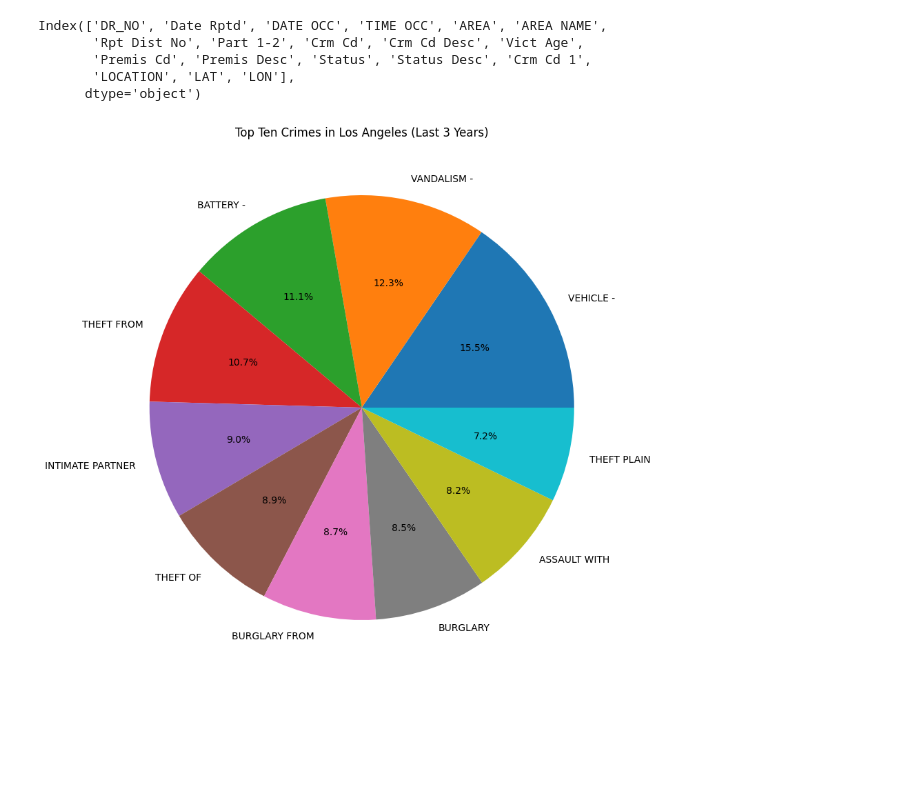
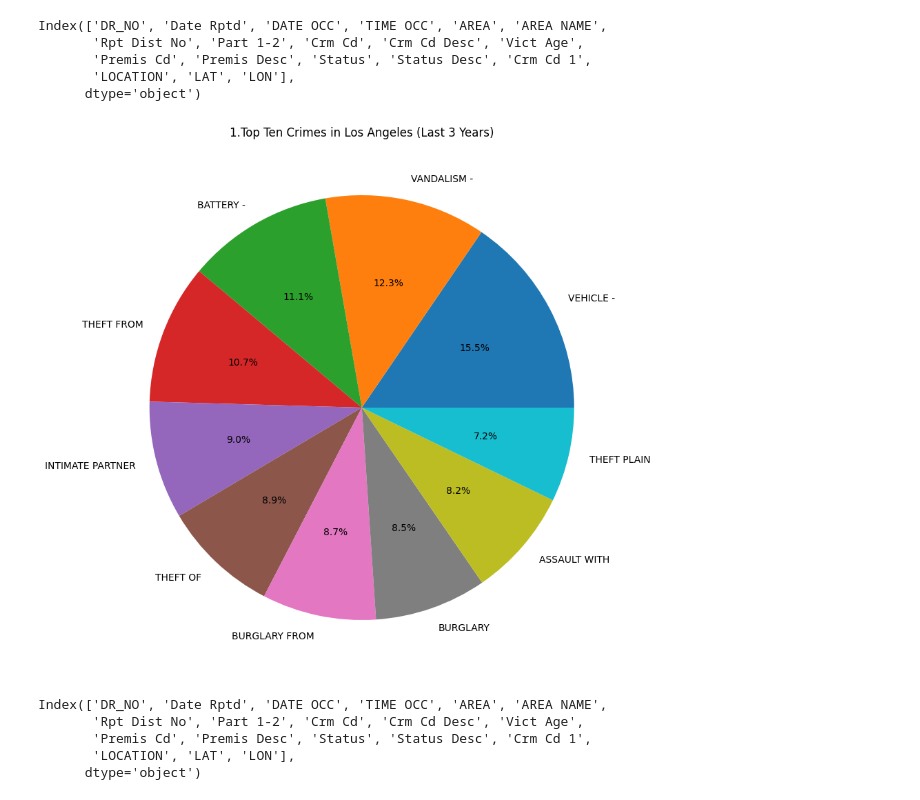
Before and after one commit to tangihamajumder/Crime_Data_Analysis, a Jupyter notebook: crime_data.ipynb, the cells around one changed output. Saved outputs shown, nothing was run; the diff lists cells and outputs as text; code cells hidden in the pictures; blank space fills up the shorter version.

```diff
--- a/crime_data.ipynb
+++ b/crime_data.ipynb
@@ -105,18 +105,26 @@ Index(['DR_NO', 'Date Rptd', 'DATE OCC', 'TIME OCC', 'AREA', 'AREA NAME',
 # %%
 # Shorten the crime type names to their first two words
 df['Crm Cd Desc'] = df['Crm Cd Desc'].apply(lambda x: ' '.join(x.split()[:2]))
 
 # Count the occurrences of each crime type
 crime_counts = df['Crm Cd Desc'].value_counts()
 
 # Select the top ten crimes based on their frequency
 top_ten_crimes = crime_counts.head(10)
 
 # Create the pie chart
 plt.figure(figsize=(10, 10))
 top_ten_crimes.plot(kind='pie', autopct='%1.1f%%')
-plt.title('Top Ten Crimes in Los Angeles (Last 3 Years)')
+plt.title('1.Top Ten Crimes in Los Angeles (Last 3 Years)')
 plt.ylabel('')  # Hide the y-label
 plt.show()
 # %% [output]
-[figure, old version]
+[figure, new version]
+# %%
+print(df.columns)
+# %% [output]
+Index(['DR_NO', 'Date Rptd', 'DATE OCC', 'TIME OCC', 'AREA', 'AREA NAME',
+       'Rpt Dist No', 'Part 1-2', 'Crm Cd', 'Crm Cd Desc', 'Vict Age',
+       'Premis Cd', 'Premis Desc', 'Status', 'Status Desc', 'Crm Cd 1',
+       'LOCATION', 'LAT', 'LON'],
+      dtype='object')
```
Also changed, not shown: parts of 9 cells of this notebook.
